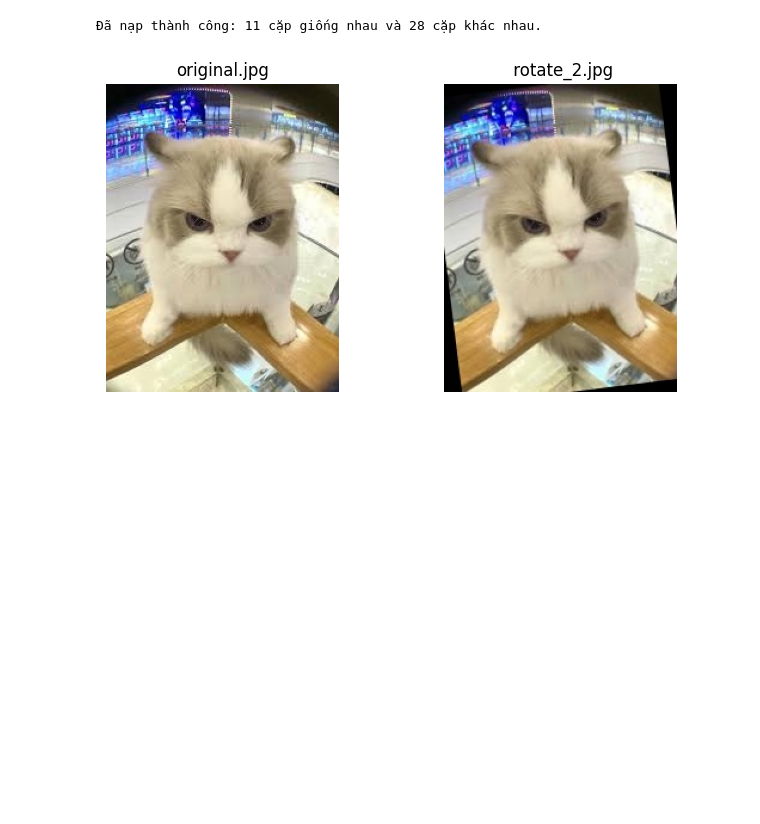
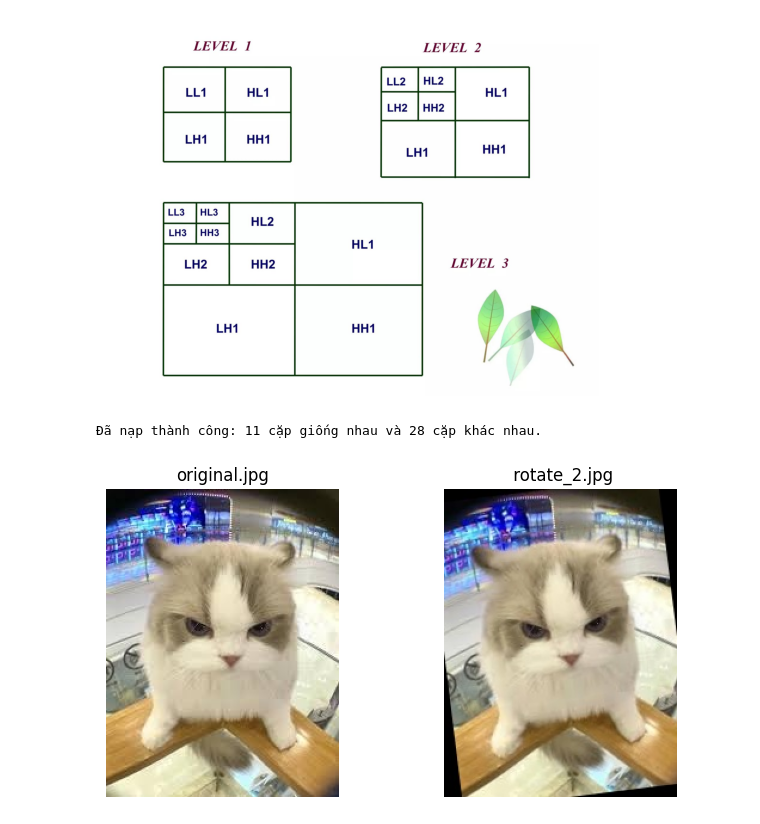
Before and after one commit to TrinhThinh2004/Wavelet-Computer-Vision, a Jupyter notebook: lab4.ipynb, the cells around one changed output. Saved outputs shown, nothing was run; the diff lists cells and outputs as text; code cells hidden in the pictures; blank space fills up the shorter version.

```diff
--- a/lab4.ipynb
+++ b/lab4.ipynb
@@ -1,29 +1,39 @@
 # %%
 import numpy as np
 import cv2
 import matplotlib.pyplot as plt
 import pywt
 import os
 import glob
 import itertools
 from sklearn.metrics import roc_curve, auc, accuracy_score, confusion_matrix
 
-# Thuật toán sử dụng Biến đổi Wavelet Rời rạc (DWT) để lấy dải tần số thấp (LL)
+# Hàm tính hash bằng Wavelet
 def wavelet_hash_pywt(image, size=(64, 64), wavelet='haar'):
+    #chuyển sang grayscale
     if len(image.shape) == 3:
         gray = cv2.cvtColor(image, cv2.COLOR_BGR2GRAY)
     else:
         gray = image
+    #resize(64, 64) và chuẩn hóa giá trị pixel về [0, 1]
     gray = cv2.resize(gray, size)
     gray = np.float32(gray) / 255.0
-
+    #Biến đổi Wavelet Rời rạc (DWT) để lấy dải tần số thấp (LL)
     coeffs = pywt.wavedec2(gray, wavelet, level=1)
     LL, (LH, HL, HH) = coeffs
-
+    #Tạo hash từ LL
     avg = np.mean(LL)
     diff = LL > avg
+    #Chuyển về dạng 1D
     return diff.flatten()
-
+# Hàm so sánh hai hash và đếm số bit khác nhau
 def get_hamming_distance(hash1, hash2):
     return np.count_nonzero(hash1 != hash2)
+img_1= cv2.imread('../wavelet/dataset/wavelet.png')
+img_rgb = cv2.cvtColor(img_1, cv2.COLOR_BGR2RGB)
+plt.imshow(img_rgb)
+plt.axis('off')
+plt.show()
+# %% [output]
+[figure, added]
 # %%
```
Also changed, not shown: parts of 8 cells of this notebook, 3 other files.
